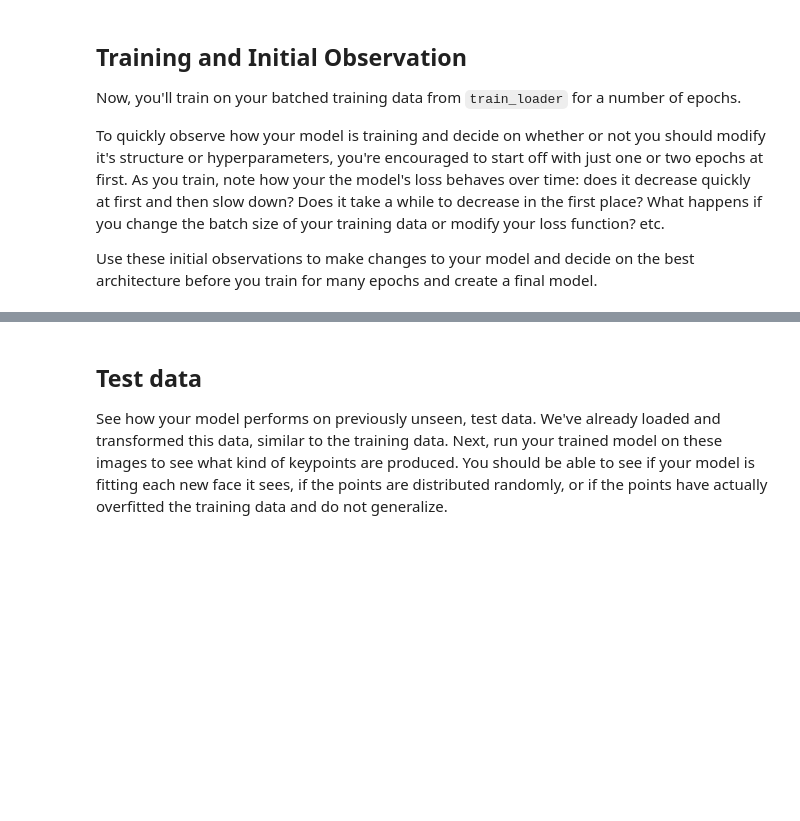
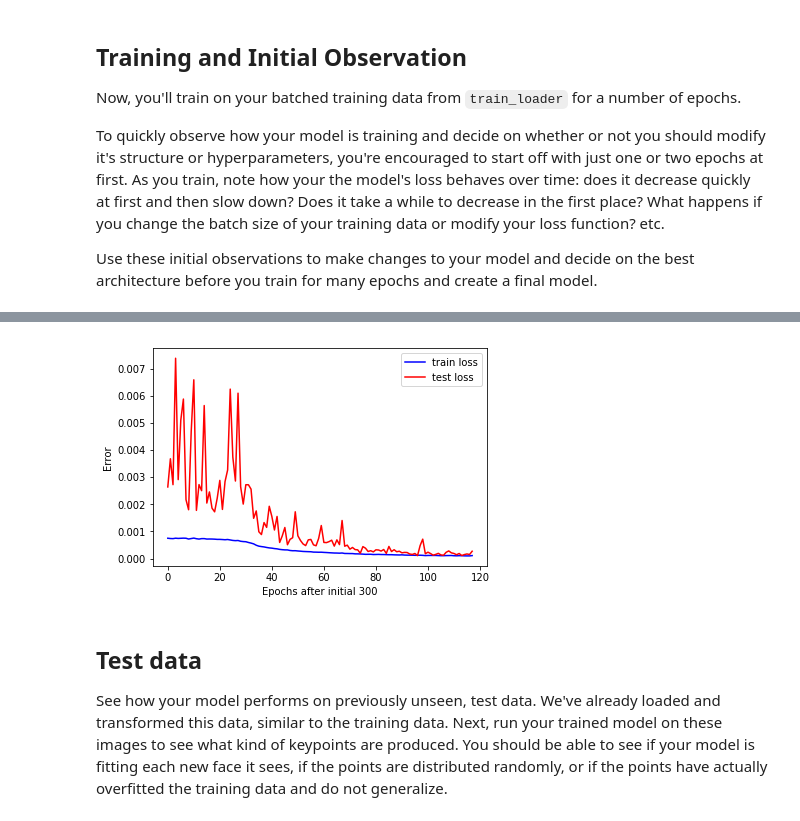
Before and after one commit to ChrisUrrea/facial_keypoint_recognition, a Jupyter notebook: 2. Define the Network Architecture.ipynb, the cells around one changed output, grey strips where cells are left out. Drawn from its saved outputs; the diff is of its cells as text; code cells hidden in the pictures; blank space fills up the shorter version.

```diff
--- a/2. Define the Network Architecture.ipynb
+++ b/2. Define the Network Architecture.ipynb
@@ -335,9 +338,9 @@ Next, you'll define how the model will train by deciding on the loss function an
 ## TODO: Define the loss and optimization
 import torch.optim as optim
 
-criterion = nn.SmoothL1Loss()
+criterion = nn.SmoothL1Loss(reduce=True)
 
-optimizer = optim.Adamax(net.parameters())
+optimizer = optim.Adam(net.parameters())
 # %% [markdown]
 ## Training and Initial Observation
 
@@ -346,3 +349,11 @@ Now, you'll train on your batched training data from `train_loader` for a number
 To quickly observe how your model is training and decide on whether or not you should modify it's structure or hyperparameters, you're encouraged to start off with just one or two epochs at first. As you train, note how your the model's loss behaves over time: does it decrease quickly at first and then slow down? Does it take a while to decrease in the first place? What happens if you change the batch size of your training data or modify your loss function? etc.
 
 Use these initial observations to make changes to your model and decide on the best architecture before you train for many epochs and create a final model.
+# %%
+## TODO: change the name to something uniqe for each new model
+model_dir = 'saved_models/'
+model_name = 'keypoints_model_online.pt'
+
+# load net to renew training
+net.load_state_dict(torch.load('saved_models/keypoints_model_last.pt'))
+print(net)
@@ -424,0 +502,10 @@ KeyboardInterrupt:
+# %%
+# plot train and test losses
+plt.plot(train_losses, 'b')
+plt.plot(test_losses, 'r')
+plt.legend(('train loss', 'test loss'))
+plt.xlabel('Epochs after initial 300')
+plt.ylabel('Error')
+plt.show()
+# %% [output]
+[figure, added]
```
Also changed, not shown: parts of 26 cells of this notebook, 7 other files.
